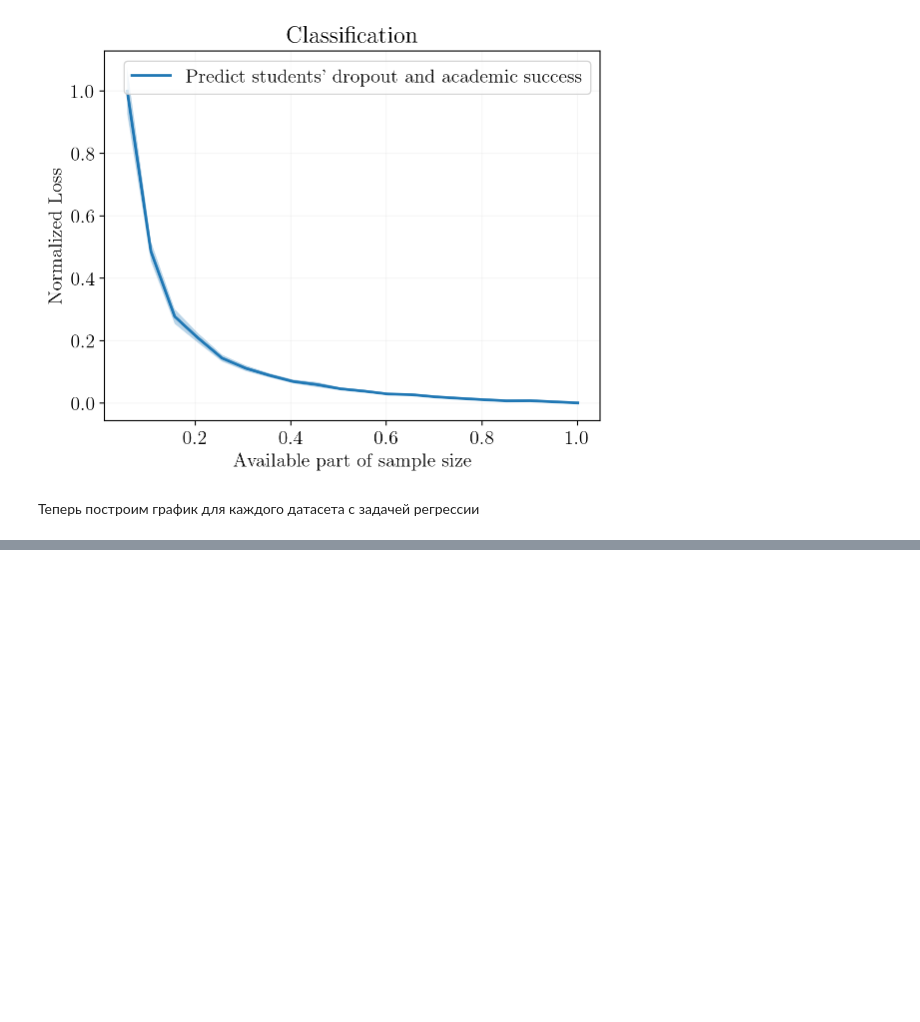
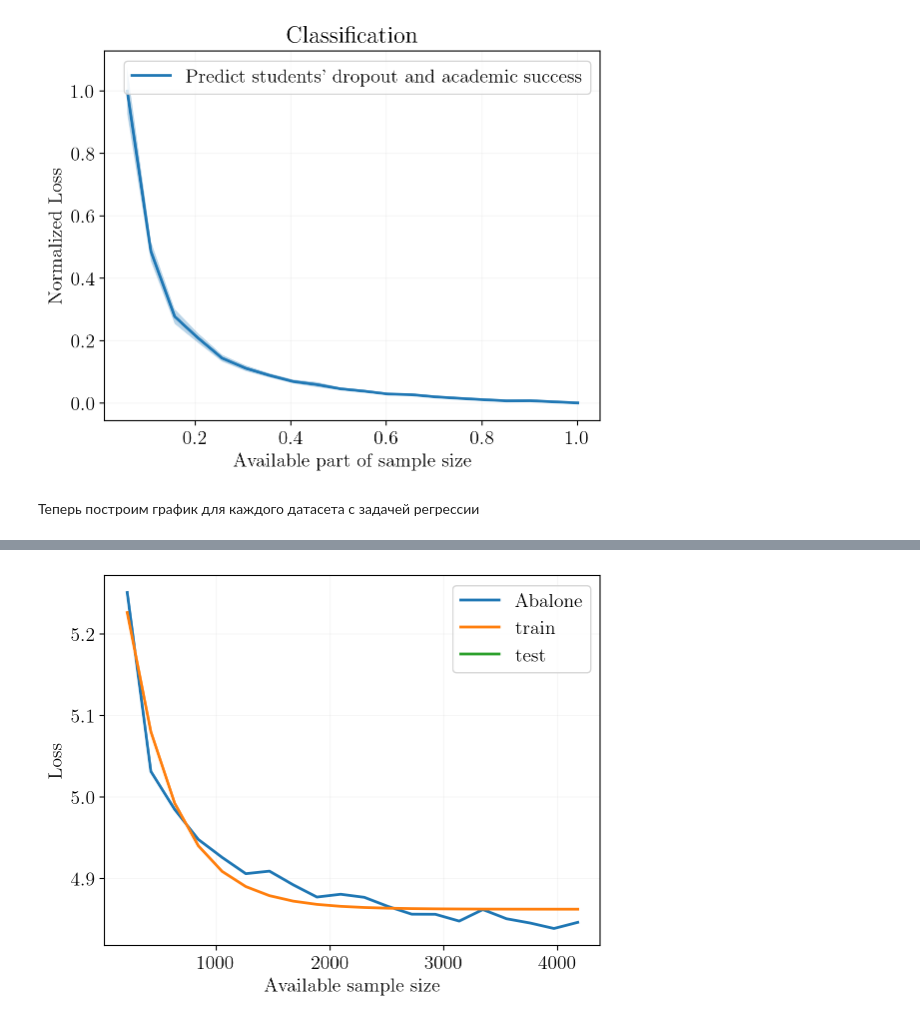
Before and after one commit to kisnikser/Bayesian-Sample-Size-Estimation, a Jupyter notebook: code/data.ipynb, the cells around one changed output, grey strips where cells are left out. Saved outputs shown, nothing was run; the diff lists cells and outputs as text; code cells hidden in the pictures; blank space fills up the shorter version.

```diff
--- a/code/data.ipynb
+++ b/code/data.ipynb
@@ -449,0 +469,28 @@ plt.show()
+# %%
+def func_mean(m, w):
+    return w[0] + w[1] * np.exp(-(w[2]**2)*m)
+# %%
+def approx_mean(sample_sizes, means, func_mean=func_mean, n_means=3, train_size=1):
+    M = int(train_size*sample_sizes.size)
+    X_train = sample_sizes[:M]
+    y_train = means[:M]
+    w0_means = np.zeros(n_means)
+    means_minimum = minimize(lambda w: ((func_mean(X_train, w) - y_train)**2).sum(), w0_means)
+    w_means = means_minimum.x
+    train_means = func_mean(sample_sizes[:M], w_means)
+    test_means = func_mean(sample_sizes[M:], w_means)
+    return sample_sizes[:M], train_means, sample_sizes[M:], test_means
+# %%
+sample_sizes, means, stds = results_regression['Abalone'].values()
+# %%
+train_sample_sizes, train_means, test_sample_sizes, test_means = approx_mean(sample_sizes, means, train_size=1)
+# %%
+plt.plot(sample_sizes, means, label='Abalone')
+plt.plot(train_sample_sizes, train_means, label='train')
+plt.plot(test_sample_sizes, test_means, label='test')
+plt.legend()
+plt.xlabel("Available sample size")
+plt.ylabel("Loss")
+plt.show()
+# %% [output]
+[figure, added]
```
Also changed, not shown: parts of 8 cells of this notebook.
